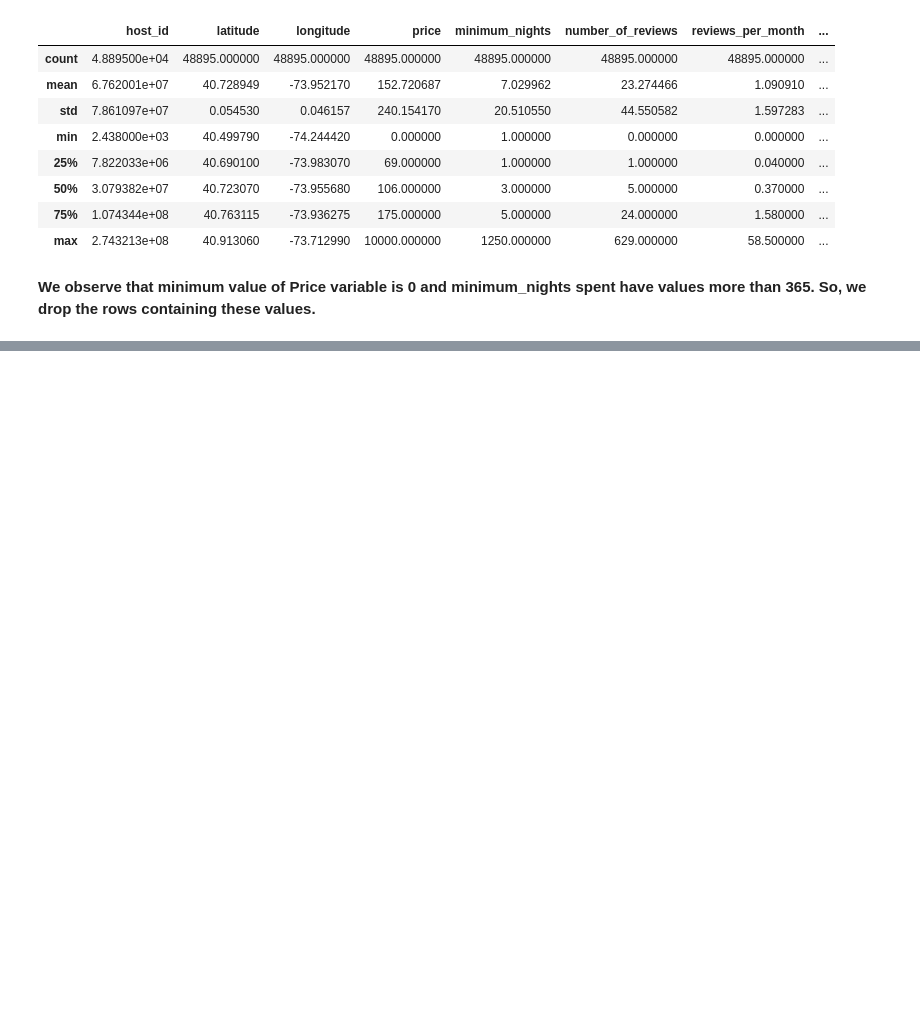
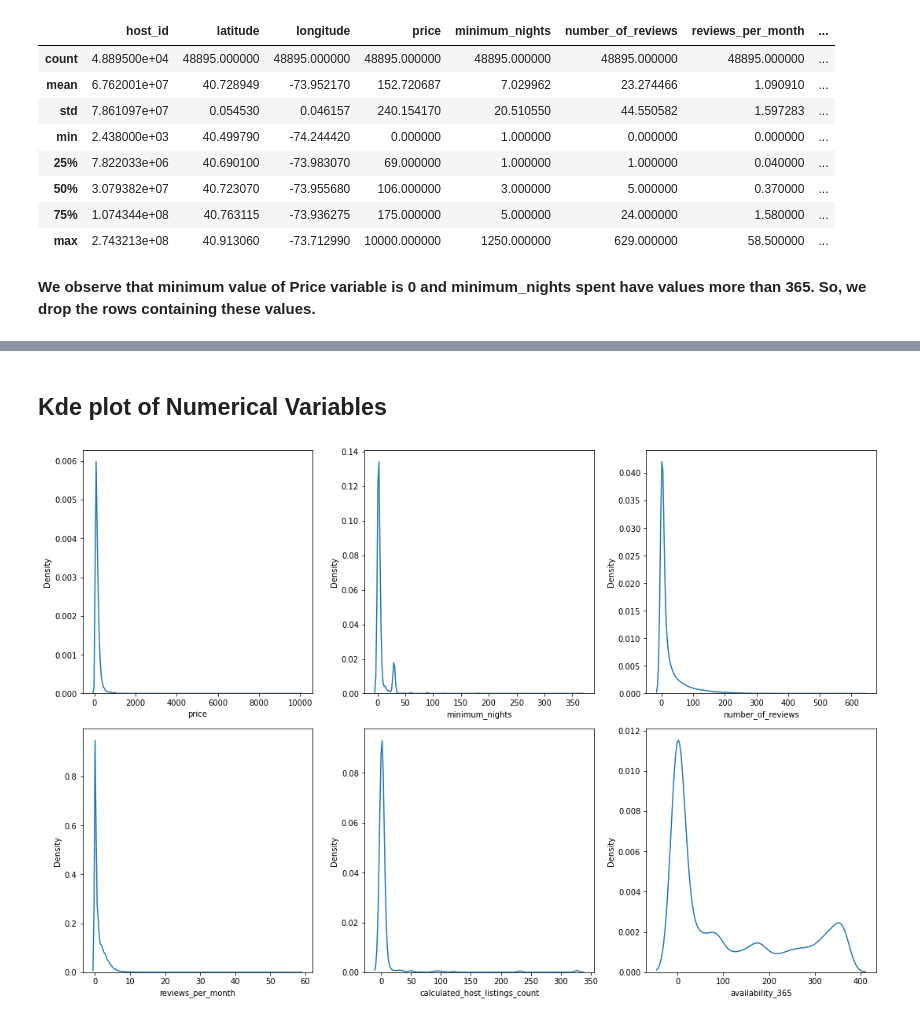
Before and after one commit to AshutoshKumarDubey/EDA_Capstone_Project_Airbnb, a Jupyter notebook: EDA_Airbnb_Bookings_Analysis_By_Ashutosh_Kumar_Dubey.ipynb, the cells around one changed output, grey strips where cells are left out. Saved outputs shown, nothing was run; the diff lists cells and outputs as text; code cells hidden in the pictures; blank space fills up the shorter version.

```diff
--- a/EDA_Airbnb_Bookings_Analysis_By_Ashutosh_Kumar_Dubey.ipynb
+++ b/EDA_Airbnb_Bookings_Analysis_By_Ashutosh_Kumar_Dubey.ipynb
@@ -162,0 +250,18 @@ df.describe()
+# %% [markdown]
+## **Kde plot of Numerical Variables**
+# %%
+#Creating a histplot for numerical features using for loop.
+cols = 3
+rows = 2
+num_cols = df.select_dtypes(exclude=['object']).columns
+fig = plt.figure( figsize=(cols*5, rows*5))
+for i, col in enumerate(num_cols):
+
+    ax=fig.add_subplot(rows,cols,i+1)
+
+    sns.kdeplot(x = df[col], ax = ax)
+
+fig.tight_layout()
+plt.show()
+# %% [output]
+[figure, added]
```
Also changed, not shown: parts of 13 cells of this notebook.
